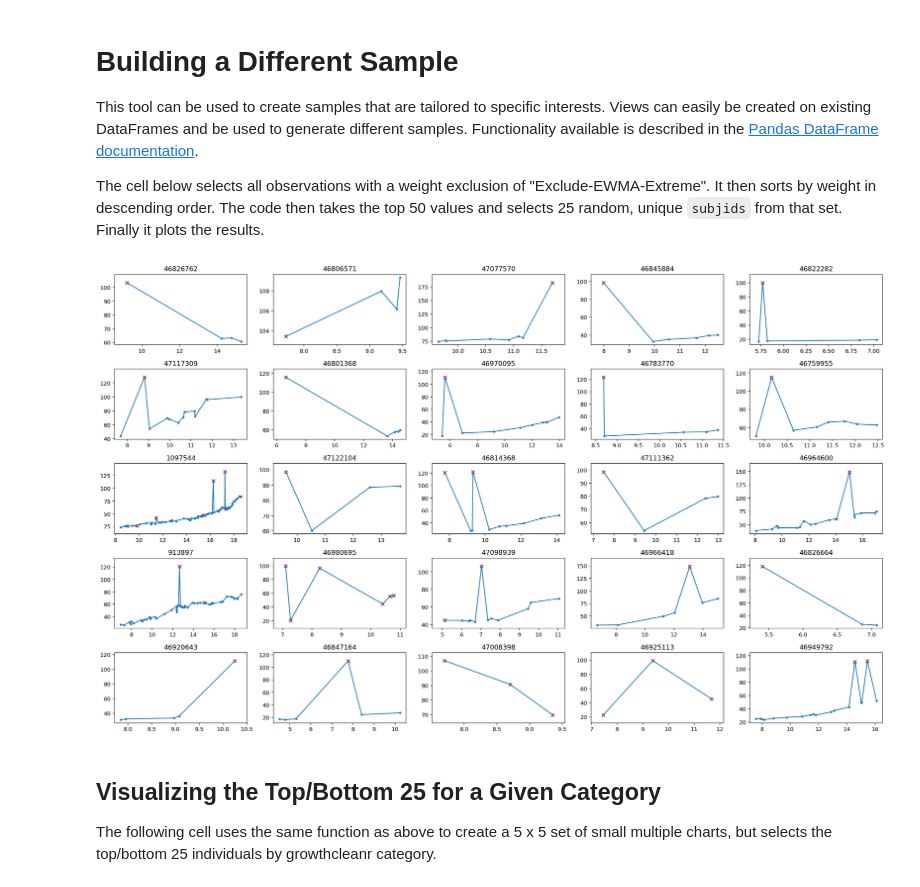
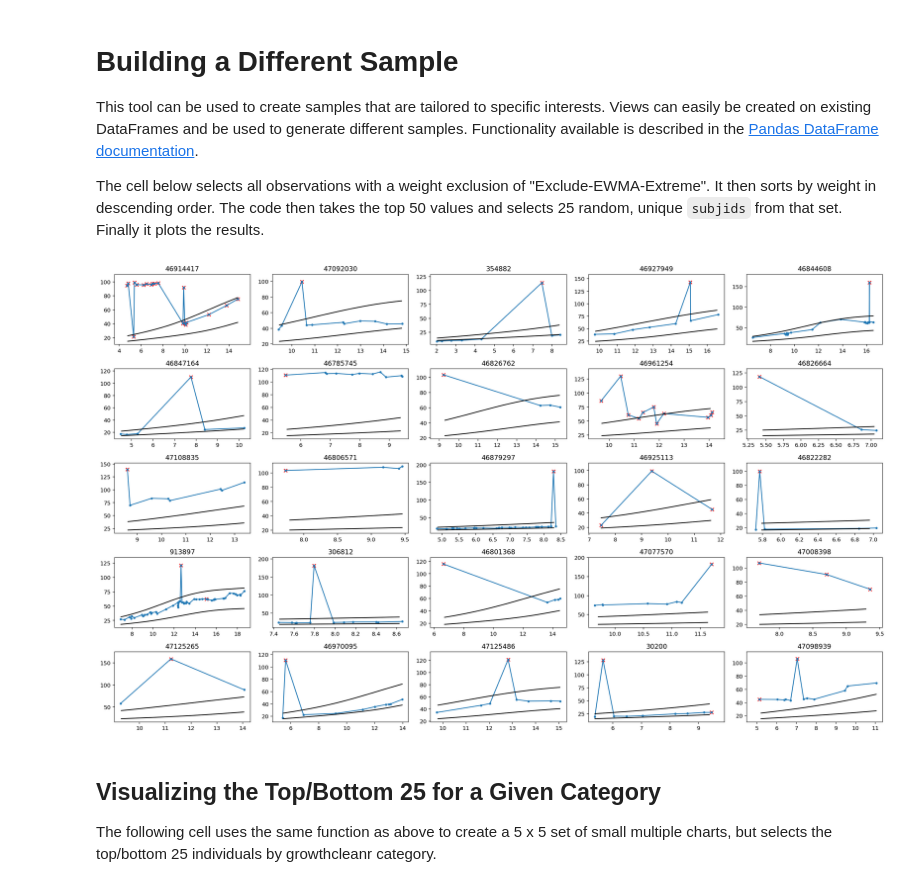
Before and after one commit to mitre/GrowthViz, a Jupyter notebook: Latest Demo Code.ipynb, the cells around one changed output. Saved outputs shown, nothing was run; the diff lists cells and outputs as text; code cells hidden in the pictures.

```diff
--- a/Latest Demo Code.ipynb
+++ b/Latest Demo Code.ipynb
@@ -217,9 +220,9 @@ The cell below selects all observations with a weight exclusion of "Exclude-EWMA
 # %%
 top_weight_extreme_ewma_ids = merged_df[merged_df.weight_cat == 'Exclude-EWMA-Extreme'].sort_values('weight', ascending=False).head(50)['subjid'].unique()
 ewma_sample = np.random.choice(top_weight_extreme_ewma_ids, size=25, replace=False)
-charts.five_by_five_view(cleaned_obs, ewma_sample, 'WEIGHTKG')
+charts.five_by_five_view(cleaned_obs, ewma_sample, 'WEIGHTKG', wt_percentiles, ht_percentiles)
 # %% [output]
-[figure, old version]
+[figure, new version]
 # %% [markdown]
 ## Visualizing the Top/Bottom 25 for a Given Category
 
```
Also changed, not shown: parts of 4 cells of this notebook, 1 other file.
